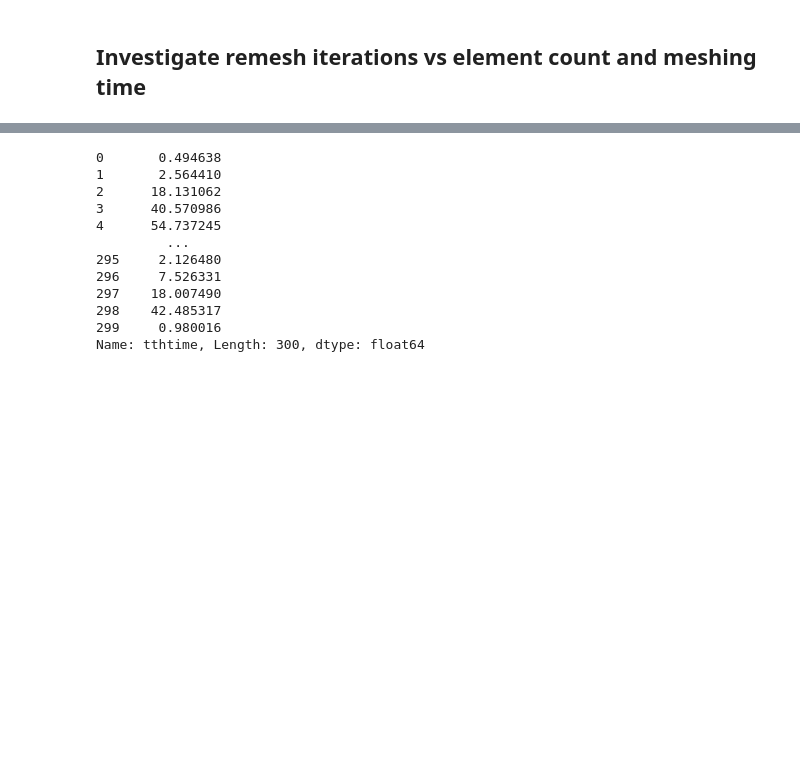
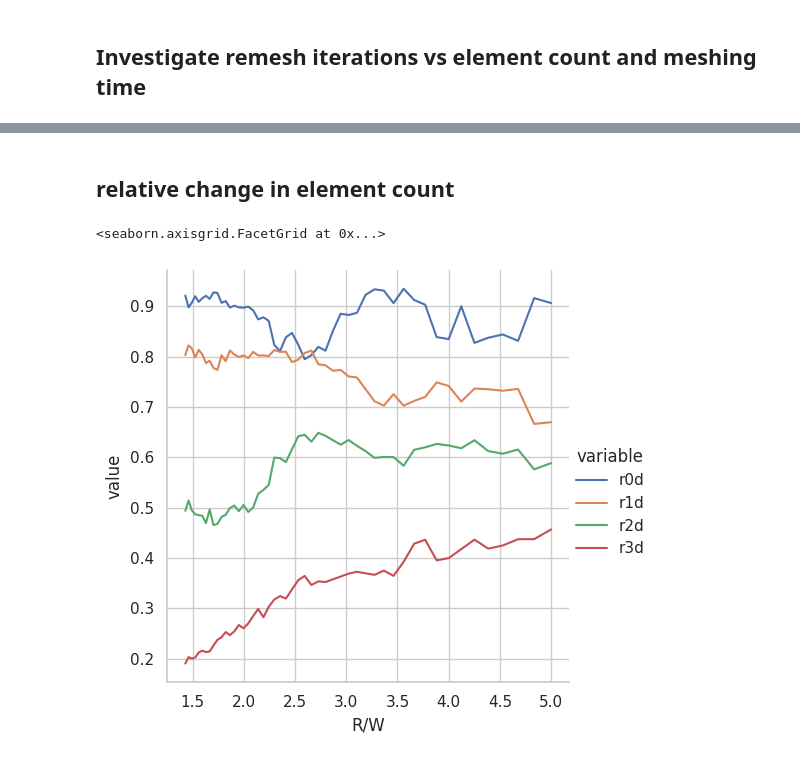
Before and after one commit to 23572027/SkripsieCode, a Jupyter notebook: testfiles/Circle_With_Remeshing/result.ipynb, the cells around one changed output, grey strips where cells are left out. Drawn from its saved outputs; the diff is of its cells as text; code cells hidden in the pictures; blank space fills up the shorter version.

```diff
--- a/testfiles/Circle_With_Remeshing/result.ipynb
+++ b/testfiles/Circle_With_Remeshing/result.ipynb
@@ -102,15 +117,46 @@ plt.show()
-# %%
-res["tthtime"]
-# %% [output]
-0       0.494638
-1       2.564410
-2      18.131062
-3      40.570986
-4      54.737245
-         ...
-295     2.126480
-296     7.526331
-297    18.007490
-298    42.485317
-299     0.980016
-Name: tthtime, Length: 300, dtype: float64
+# %% [markdown]
+## relative change in element count
+# %%
+r0 = res[res["remiter"] == 0].copy()
+r1 = res[res["remiter"] == 1].copy()
+r2 = res[res["remiter"] == 2].copy()
+r3 = res[res["remiter"] == 3].copy()
+r4 = res[res["remiter"] == 4].copy()
+
+r0d = ((r1["elementcount"].to_numpy() - r0["elementcount"].to_numpy())/(r1["elementcount"].to_numpy()))
+r1d = ((r2["elementcount"].to_numpy() - r1["elementcount"].to_numpy())/(r2["elementcount"].to_numpy()))
+r2d = ((r3["elementcount"].to_numpy() - r2["elementcount"].to_numpy())/(r3["elementcount"].to_numpy()))
+r3d = ((r4["elementcount"].to_numpy() - r3["elementcount"].to_numpy())/(r4["elementcount"].to_numpy()))
+
+dchange = pd.DataFrame()
+
+dchange["r0d"] = r0d
+dchange["r1d"] = r1d
+dchange["r2d"] = r2d
+dchange["r3d"] = r3d
+
+
+# dchange["R/W"] = res["R/W"].unique()
+# dchange["bins"] = pd.cut(dchange["R/W"],10)
+# dchange = dchange.groupby("bins").mean(numeric_only= True)
+# temp = dchange["R/W"].copy()
+# dchange = dchange.drop(columns="R/W")
+# dchange = dchange.melt()
+# # extended_df = pd.concat([temp] * , ignore_index=True)
+# dchange
+# temp_c = pd.DataFrame(pd.concat([temp] * 4,ignore_index=True))
+# dchange["R/W"] = temp_c["R/W"]
+
+# sns.relplot(dchange,x="R/W",y="value",hue="variable",kind="line")
+
+dchange = dchange.melt()
+
+temp = pd.DataFrame()
+temp["R/W"] = res["R/W"].unique()
+con = pd.concat([temp] * 4,ignore_index=True)
+dchange["R/W"] = con["R/W"]
+dchange = dchange[dchange["value"] != 0]
+sns.relplot(dchange,x="R/W",y="value",hue="variable",kind="line")
+# %% [output]
+<seaborn.axisgrid.FacetGrid at 0x...>
+[figure, added]
```
Also changed, not shown: parts of 2 cells of this notebook, 21 other files.
